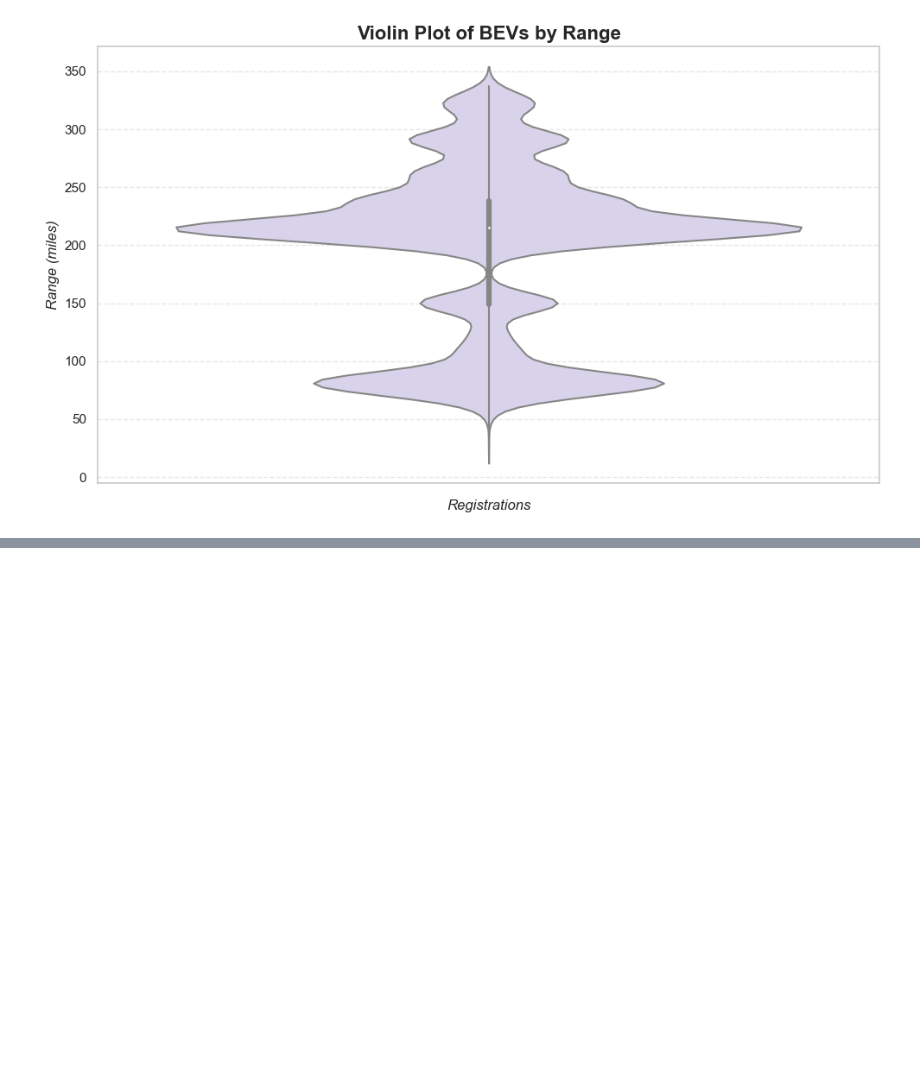
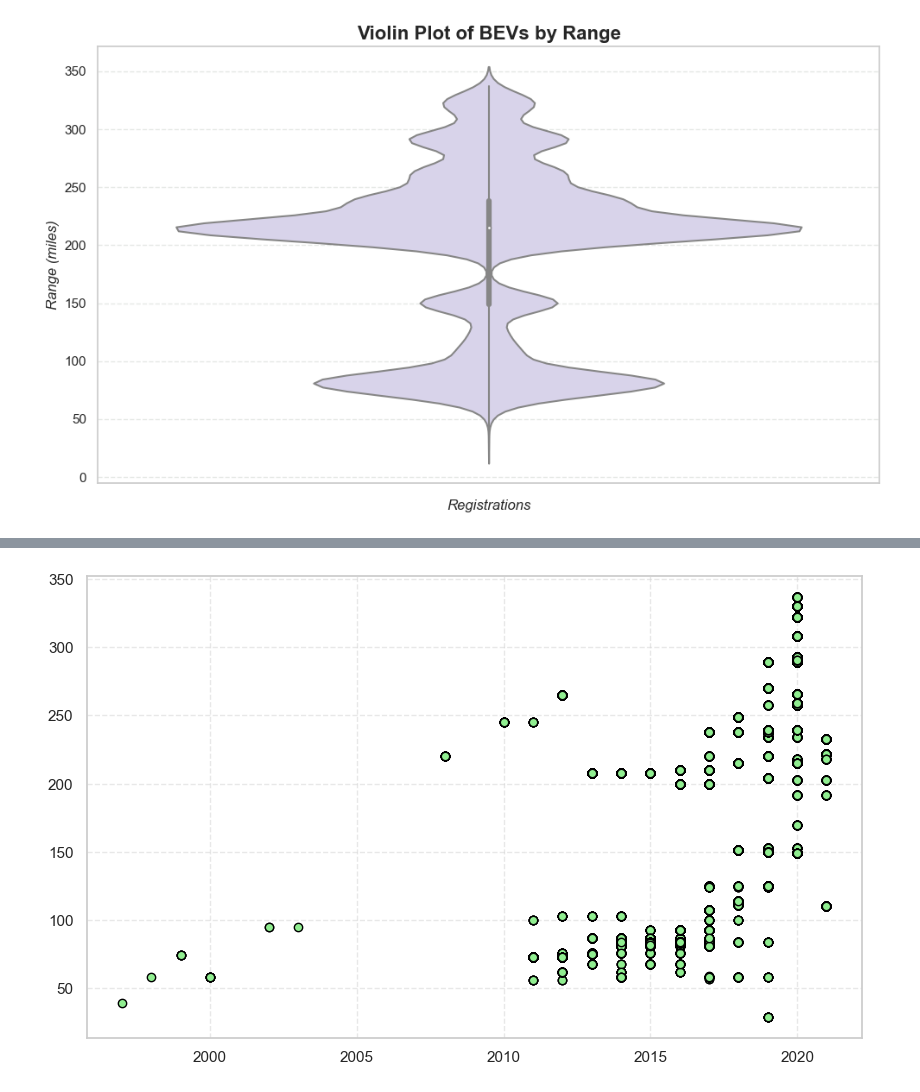
Before and after one commit to wrp94/project-1-group-02, a Jupyter notebook: ben_work/ben_work_range.ipynb, the cells around one changed output, grey strips where cells are left out. Drawn from its saved outputs; the diff is of its cells as text; code cells hidden in the pictures; blank space fills up the shorter version.

```diff
--- a/ben_work/ben_work_range.ipynb
+++ b/ben_work/ben_work_range.ipynb
@@ -247,0 +257,26 @@ plt.show()
+# %%
+# Step 1: Get the data
+x = bev_df["Model Year"]
+y = bev_df["Electric Range"]
+
+# Step 2: Create the canvas
+plt.figure(figsize=(10,6))
+
+# Step 3: Create the basic plot
+plt.scatter(x, y, facecolor="lightgreen", edgecolor="black")
+
+# Step 4: Customization
+# plt.xlabel("Horsepower", fontsize=12, fontstyle="italic")
+# plt.ylabel("MPG", fontsize=12, fontstyle="italic")
+# plt.title("Horsepower vs MPG", fontweight="bold", fontsize=16)
+
+# Set x and y limits
+# plt.xlim(25, 250)
+# plt.ylim(5, 50)
+
+plt.grid(color="lightgrey", linestyle="--", alpha=0.5)
+
+# Step 5: Show/Save the plot
+plt.show()
+# %% [output]
+[figure, added]
```
Also changed, not shown: parts of 2 cells of this notebook, 12 other files.
